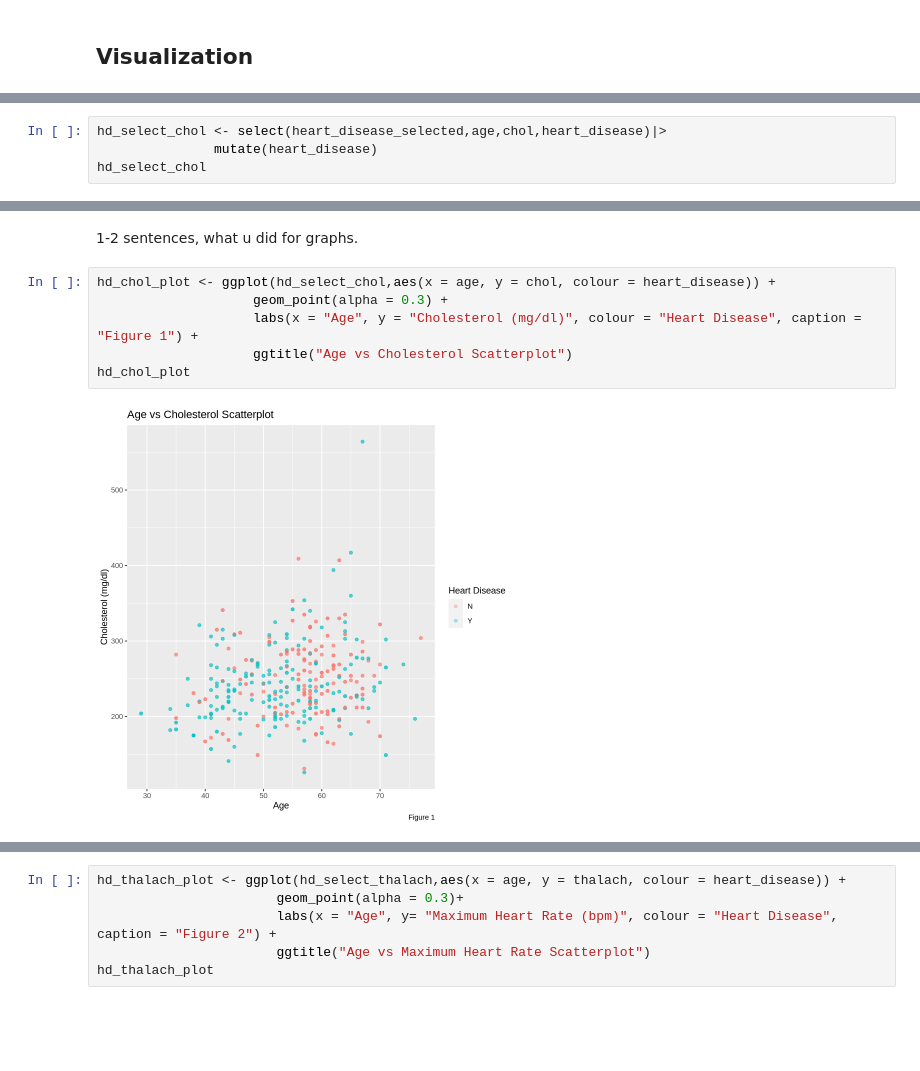
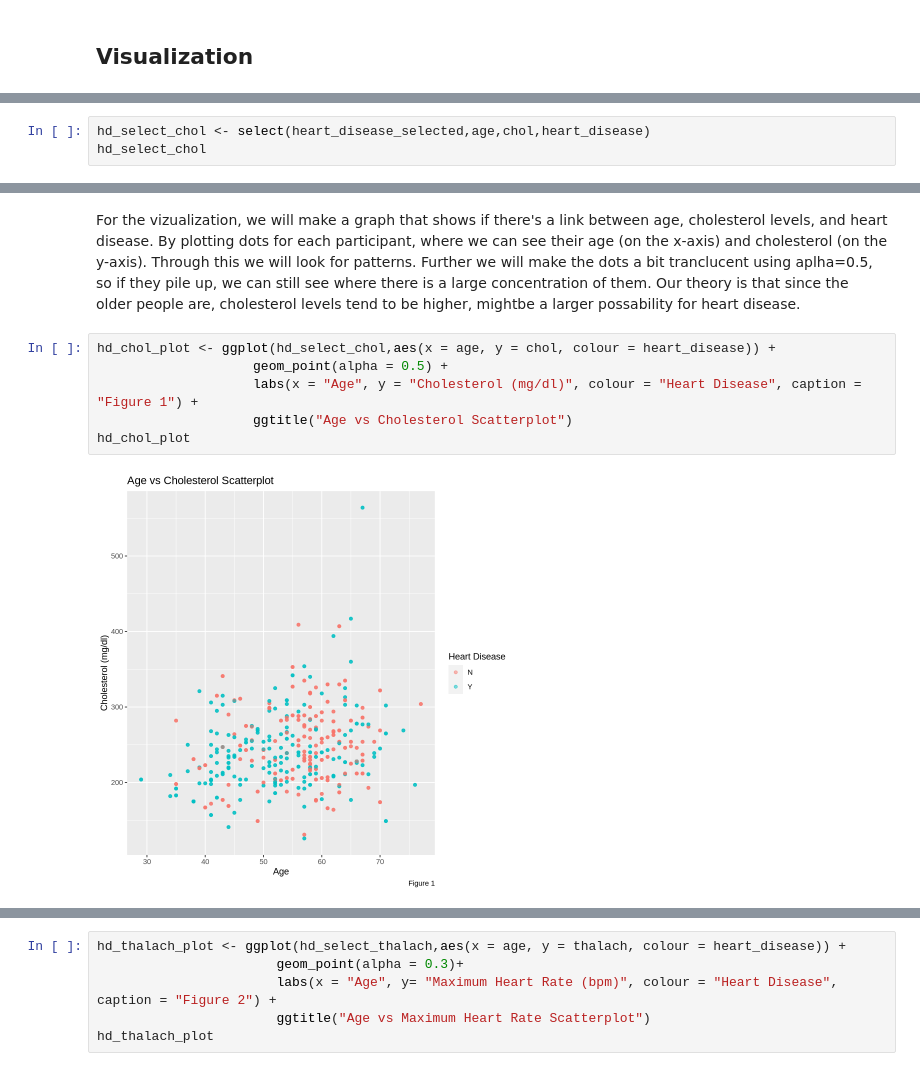
Before and after one commit to dislasriv/Heart-Disease-Data-Analysis, a Jupyter notebook: ProjectProposal.ipynb, the cells around one changed output, grey strips where cells are left out. Saved outputs shown, nothing was run; the diff lists cells and outputs as text; blank space fills up the shorter version.

```diff
--- a/ProjectProposal.ipynb
+++ b/ProjectProposal.ipynb
@@ -297,6 +314,5 @@ write abt 5 sentences abt what can be seen. search up cholesterol, thalach. Ment
 # %%
-hd_select_chol <- select(heart_disease_selected,age,chol,heart_disease)|>
-               mutate(heart_disease)
+hd_select_chol <- select(heart_disease_selected,age,chol,heart_disease)
 hd_select_chol
 # %% [output]
 A tibble: 1025 × 3
@@ -310,15 +335,15 @@ A tibble: 1025 × 3
 | 50 | 254 | Y |
 | 54 | 188 | N |
 # %% [markdown]
-1-2 sentences, what u did for graphs.
+For the vizualization, we will make a graph that shows if there's a link between age, cholesterol levels, and heart disease. By plotting dots for each participant, where we can see their age (on the x-axis) and cholesterol (on the y-axis). Through this we will look for patterns. Further we will make the dots a bit tranclucent using aplha=0.5, so if they pile up, we can still see where there is a large concentration of them. Our theory is that since the older people are, cholesterol levels tend to be higher,  mightbe a larger possability for heart disease.
 # %%
 hd_chol_plot <- ggplot(hd_select_chol,aes(x = age, y = chol, colour = heart_disease)) +
-                    geom_point(alpha = 0.3) +
+                    geom_point(alpha = 0.5) +
                     labs(x = "Age", y = "Cholesterol (mg/dl)", colour = "Heart Disease", caption = "Figure 1") +
                     ggtitle("Age vs Cholesterol Scatterplot")
 hd_chol_plot
 # %% [output]
-[figure, old version]
+[figure, new version]
 # %% [markdown]
 **Analysis**
 
```
Also changed, not shown: parts of 17 cells of this notebook.
